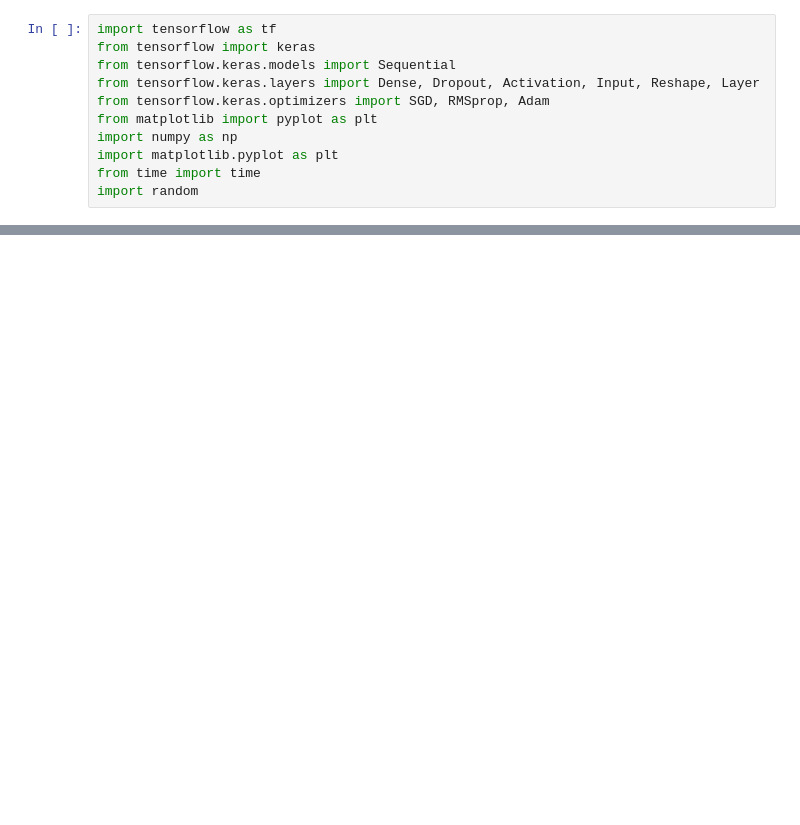
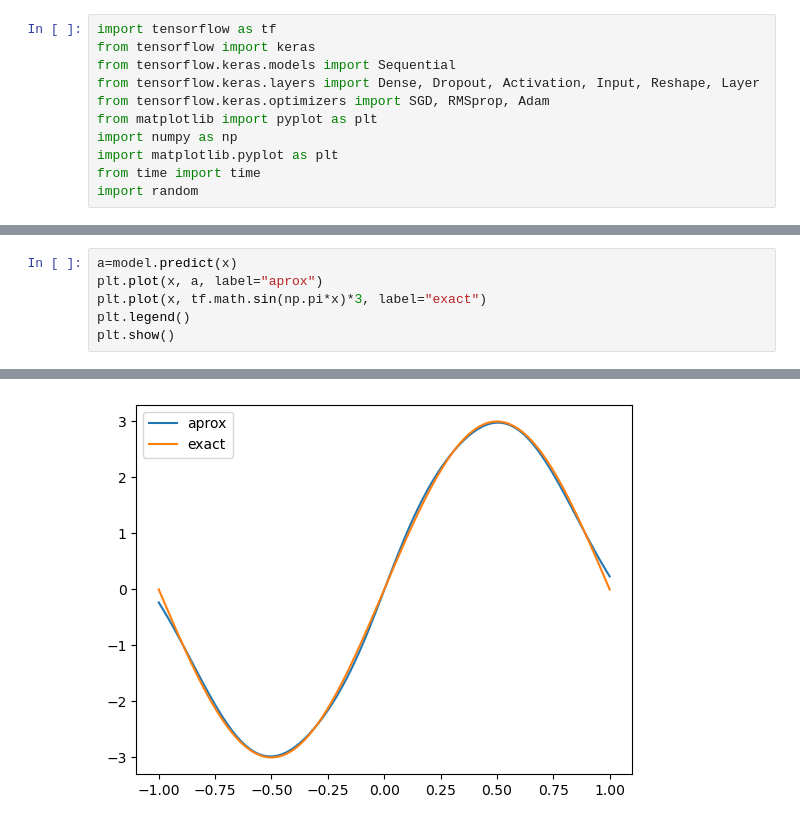
Before and after one commit to Pablo-Pomares/GradientTape, a Jupyter notebook: redReprod.ipynb, the cells around one changed output, grey strips where cells are left out. Cells and saved outputs as stored; diff of their text form; blank space fills up the shorter version.

```diff
--- a/redReprod.ipynb
+++ b/redReprod.ipynb
@@ -113,0 +72,7 @@ array([ 1.47082722,  1.28055546,  1.09104986,  0.90307348,  0.71738326,
+# %%
+a=model.predict(x)
+plt.plot(x, a, label="aprox")
+plt.plot(x, tf.math.sin(np.pi*x)*3, label="exact")
+plt.legend()
+plt.show()
+# %% [output]
@@ -113,0 +80 @@ array([ 1.47082722,  1.28055546,  1.09104986,  0.90307348,  0.71738326,
+[figure, added]
```
Also changed, not shown: parts of 10 cells of this notebook.
